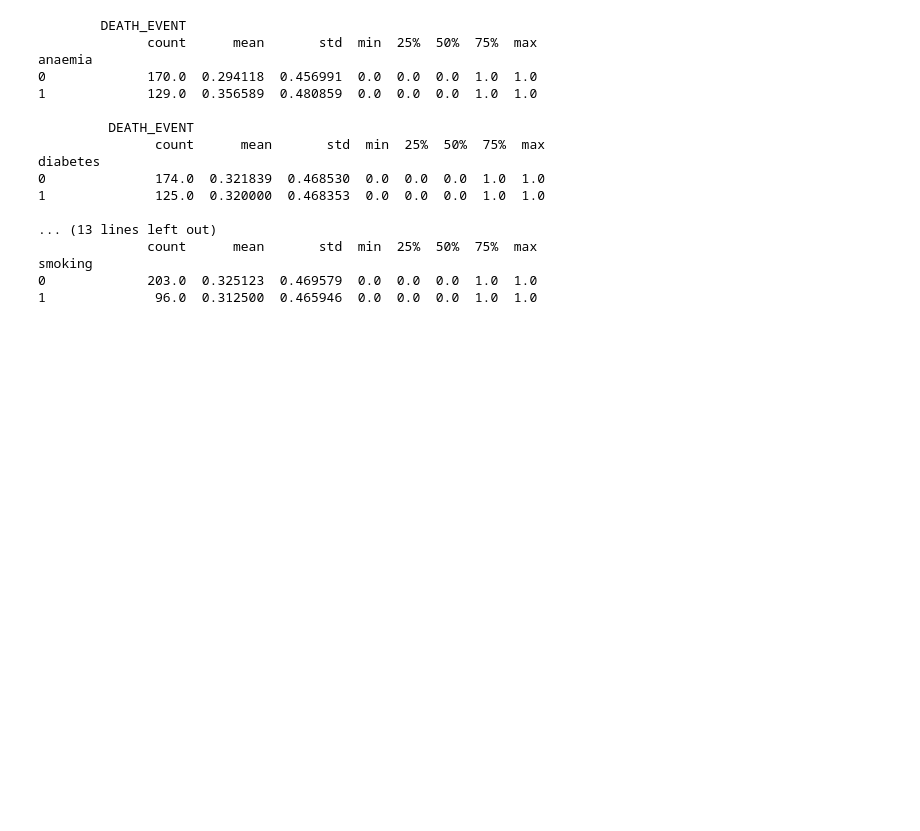
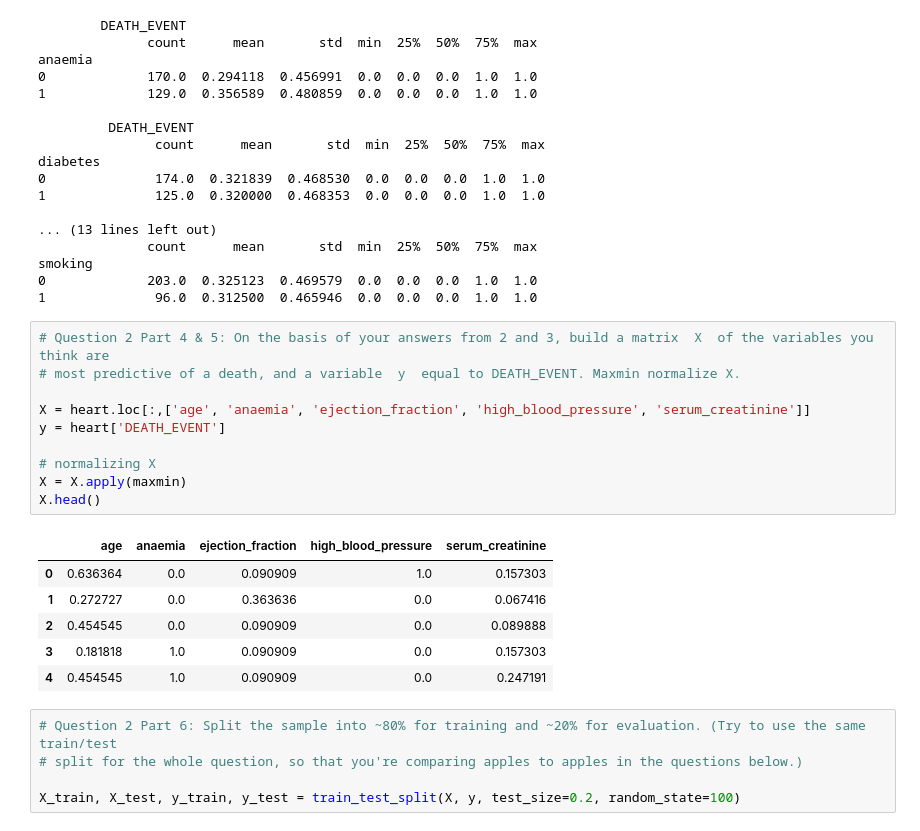
Before and after one commit to vrhughes/knn, a Jupyter notebook: assignment_knn.ipynb, the cells around one changed output. Drawn from its saved outputs; the diff is of its cells as text; blank space fills up the shorter version.

```diff
--- a/assignment_knn.ipynb
+++ b/assignment_knn.ipynb
@@ -251,3 +273,25 @@ diabetes
 smoking
 0             203.0  0.325123  0.469579  0.0  0.0  0.0  1.0  1.0
 1              96.0  0.312500  0.465946  0.0  0.0  0.0  1.0  1.0
+# %%
+# Question 2 Part 4 & 5: On the basis of your answers from 2 and 3, build a matrix  X  of the variables you think are
+# most predictive of a death, and a variable  y  equal to DEATH_EVENT. Maxmin normalize X.
+
+X = heart.loc[:,['age', 'anaemia', 'ejection_fraction', 'high_blood_pressure', 'serum_creatinine']]
+y = heart['DEATH_EVENT']
+
+# normalizing X
+X = X.apply(maxmin)
+X.head()
+# %% [output]
+|  | age | anaemia | ejection_fraction | high_blood_pressure | serum_creatinine |
+| 0 | 0.636364 | 0.0 | 0.090909 | 1.0 | 0.157303 |
+| 1 | 0.272727 | 0.0 | 0.363636 | 0.0 | 0.067416 |
+| 2 | 0.454545 | 0.0 | 0.090909 | 0.0 | 0.089888 |
+| 3 | 0.181818 | 1.0 | 0.090909 | 0.0 | 0.157303 |
+| 4 | 0.454545 | 1.0 | 0.090909 | 0.0 | 0.247191 |
+# %%
+# Question 2 Part 6: Split the sample into ~80% for training and ~20% for evaluation. (Try to use the same train/test
+# split for the whole question, so that you're comparing apples to apples in the questions below.)
+
+X_train, X_test, y_train, y_test = train_test_split(X, y, test_size=0.2, random_state=100)
```
Also changed, not shown: parts of 9 cells of this notebook.
